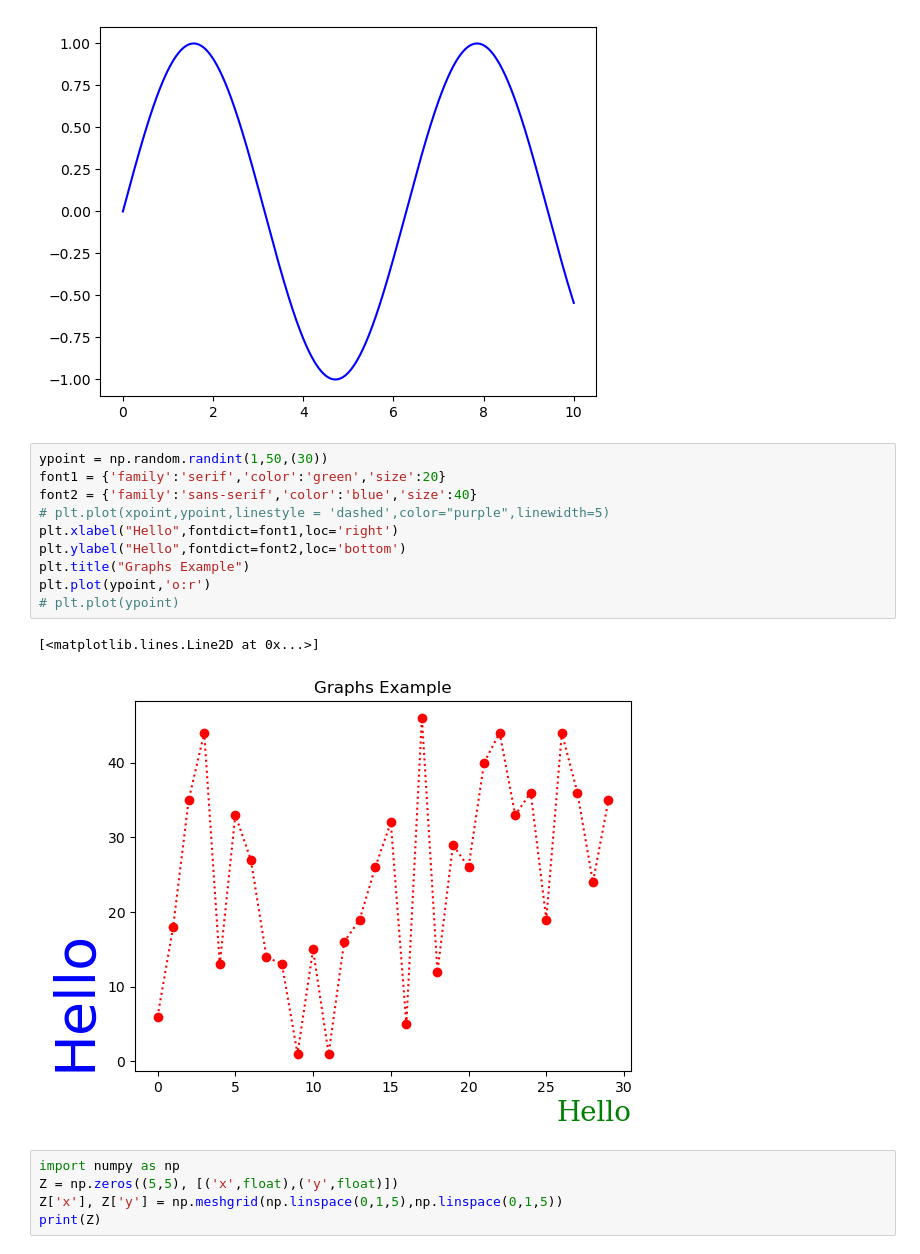
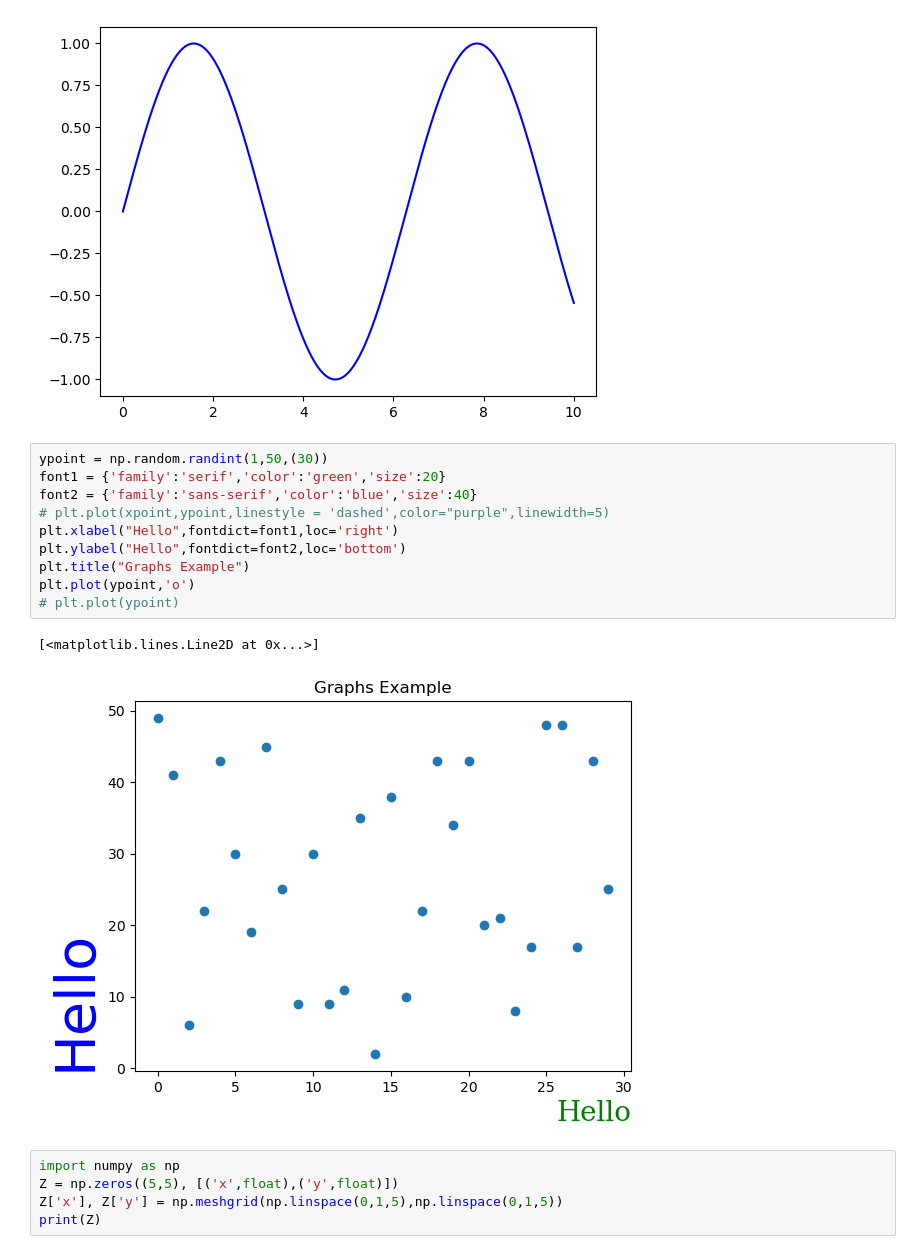
Before and after one commit to LalithAdithyanSuresh/CollegeStuff, a Jupyter notebook: Sem-2/CS1704 - DataScience/JupyterNotebooks/MatPlotLib/MatPlotLibTutorial.ipynb, the cells around one changed output. Drawn from its saved outputs; the diff is of its cells as text.

```diff
--- a/Sem-2/CS1704 - DataScience/JupyterNotebooks/MatPlotLib/MatPlotLibTutorial.ipynb
+++ b/Sem-2/CS1704 - DataScience/JupyterNotebooks/MatPlotLib/MatPlotLibTutorial.ipynb
@@ -12,16 +12,16 @@ ax.plot(x5,np.sin(x5),'b-')
 # %%
 ypoint = np.random.randint(1,50,(30))
 font1 = {'family':'serif','color':'green','size':20}
 font2 = {'family':'sans-serif','color':'blue','size':40}
 # plt.plot(xpoint,ypoint,linestyle = 'dashed',color="purple",linewidth=5)
 plt.xlabel("Hello",fontdict=font1,loc='right')
 plt.ylabel("Hello",fontdict=font2,loc='bottom')
 plt.title("Graphs Example")
-plt.plot(ypoint,'o:r')
+plt.plot(ypoint,'o')
 # plt.plot(ypoint)
 # %% [output]
 [<matplotlib.lines.Line2D at 0x...>]
-[figure, old version]
+[figure, new version]
 # %%
 import numpy as np
 Z = np.zeros((5,5), [('x',float),('y',float)])
```
Also changed, not shown: parts of 15 cells of this notebook, 8 other files.
